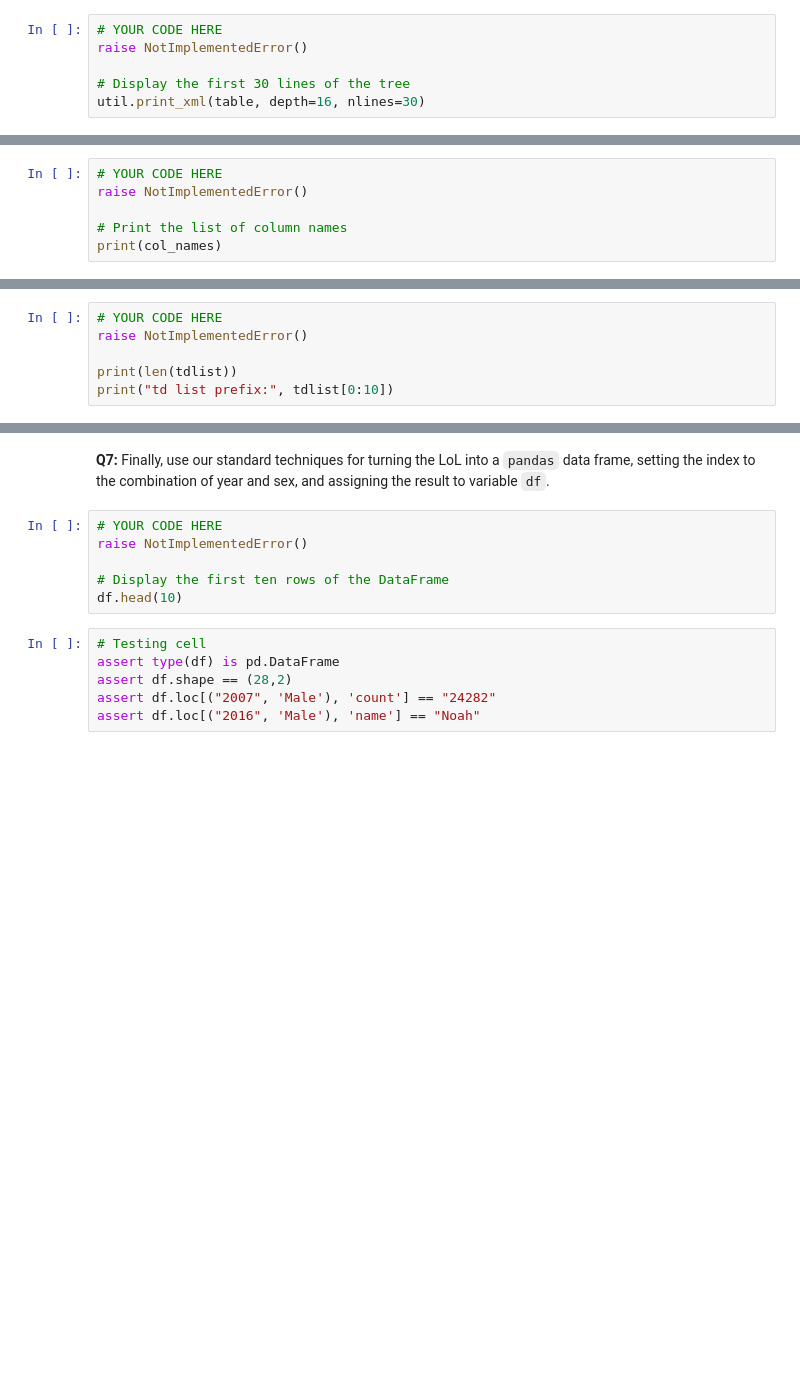
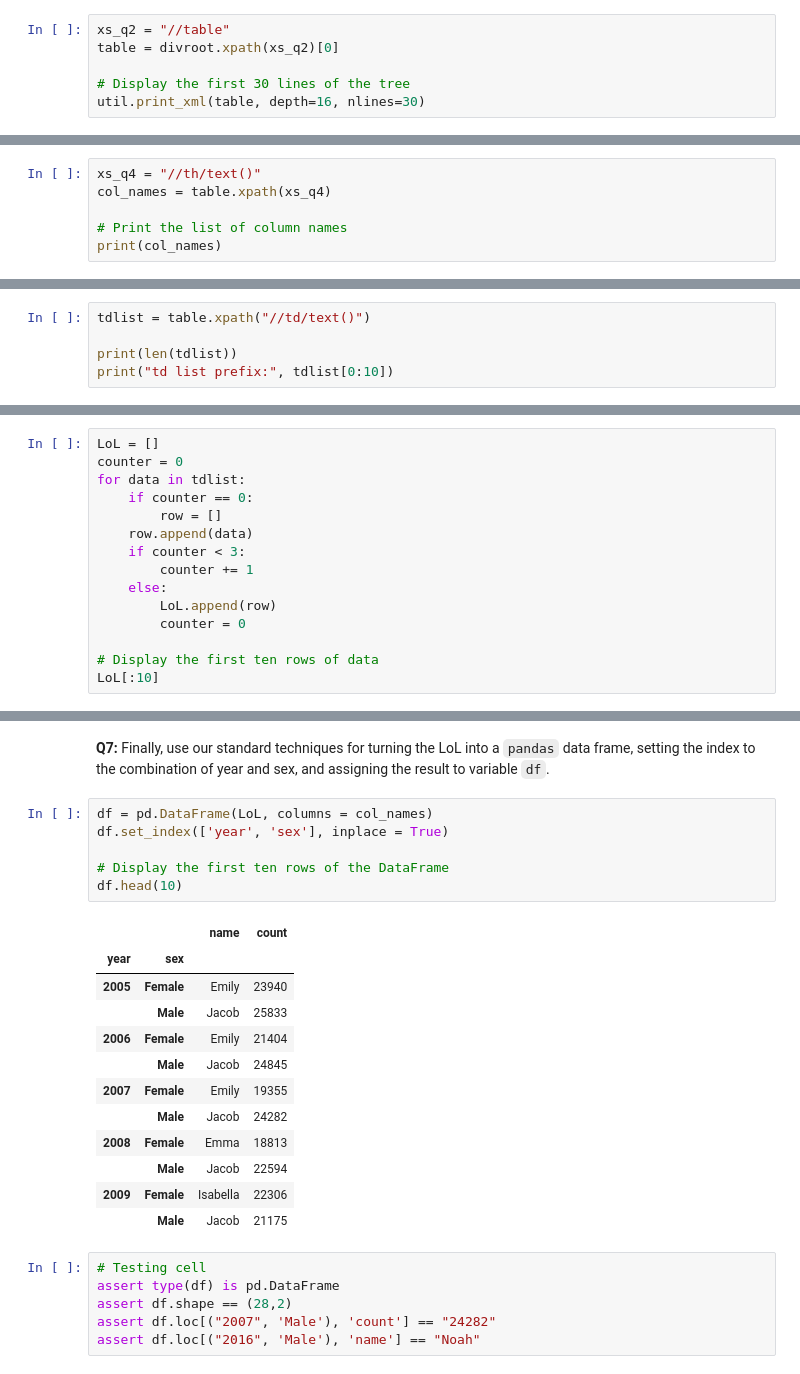
Before and after one commit to nova-nguyen/Data-System-Coursework, a Jupyter notebook: hw/HW_3.e/webscraping2.ipynb, the cells around one changed output, grey strips where cells are left out. Saved outputs shown, nothing was run; the diff lists cells and outputs as text; blank space fills up the shorter version.

```diff
--- a/hw/HW_3.e/webscraping2.ipynb
+++ b/hw/HW_3.e/webscraping2.ipynb
@@ -78,8 +105,8 @@ assert len(divroot) == 3 # includes a comment: <!--...-->
 # %% [markdown]
 **Q2:**  Either using the `root` of the HTML tree, or from the `divroot` found above, assign to `xs_q2` an XPath expression to get a list of the tables in the HTML, then execute the XPath and assign to the Python variable `table` the first such table.
 # %%
-# YOUR CODE HERE
-raise NotImplementedError()
+xs_q2 = "//table"
+table = divroot.xpath(xs_q2)[0]
 
 # Display the first 30 lines of the tree
 util.print_xml(table, depth=16, nlines=30)
@@ -100,8 +145,8 @@ YOUR ANSWER HERE
 
 **Q4:** Assign to `xs_q4` an XPath expression that retrieves the names of the columns of the table, and use that expression to assign that list to `col_names`.  Write your expression as an absolute one, working from the `root` (therefore, _not_ a relative expression from a given non-root node).
 # %%
-# YOUR CODE HERE
-raise NotImplementedError()
+xs_q4 = "//th/text()"
+col_names = table.xpath(xs_q4)
 
 # Print the list of column names
 print(col_names)
@@ -128,8 +175,7 @@ In the following cells, we ask you to reproduce that method.  Use your textbook
 # %% [markdown]
 **Q5:** In the following cell, use XPath on  `table` to obtain a single list of the text of all the `td`-tagged nodes.  Assign the result to `tdlist`.
 # %%
-# YOUR CODE HERE
-raise NotImplementedError()
+tdlist = table.xpath("//td/text()")
 
 print(len(tdlist))
 print("td list prefix:", tdlist[0:10])
@@ -158,0 +202,15 @@ LoL[:10]
+# %%
+LoL = []
+counter = 0
+for data in tdlist:
+    if counter == 0:
+        row = []
+    row.append(data)
+    if counter < 3:
+        counter += 1
+    else:
+        LoL.append(row)
+        counter = 0
+
+# Display the first ten rows of data
+LoL[:10]
@@ -166,11 +235,24 @@ assert LoL[-1][2] == "Liam"
 # %% [markdown]
 **Q7:** Finally, use our standard techniques for turning the LoL into a `pandas` data frame, setting the index to the combination of year and sex, and assigning the result to variable `df`.
 # %%
-# YOUR CODE HERE
-raise NotImplementedError()
+df = pd.DataFrame(LoL, columns = col_names)
+df.set_index(['year', 'sex'], inplace = True)
 
 # Display the first ten rows of the DataFrame
 df.head(10)
+# %% [output]
+|  |  | name | count |
+| year | sex |  |  |
+| 2005 | Female | Emily | 23940 |
+|  | Male | Jacob | 25833 |
+| 2006 | Female | Emily | 21404 |
+|  | Male | Jacob | 24845 |
+| 2007 | Female | Emily | 19355 |
+|  | Male | Jacob | 24282 |
+| 2008 | Female | Emma | 18813 |
+|  | Male | Jacob | 22594 |
+| 2009 | Female | Isabella | 22306 |
+|  | Male | Jacob | 21175 |
 # %%
 # Testing cell
 assert type(df) is pd.DataFrame
```
Also changed, not shown: parts of 17 cells of this notebook.
